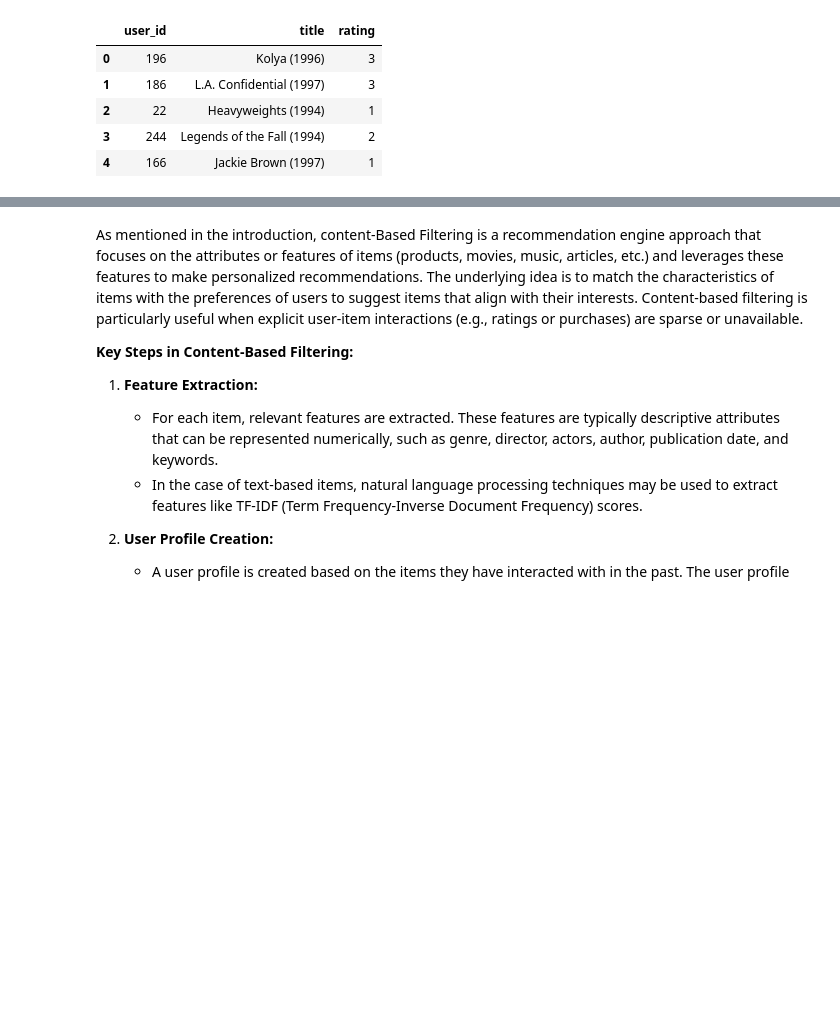
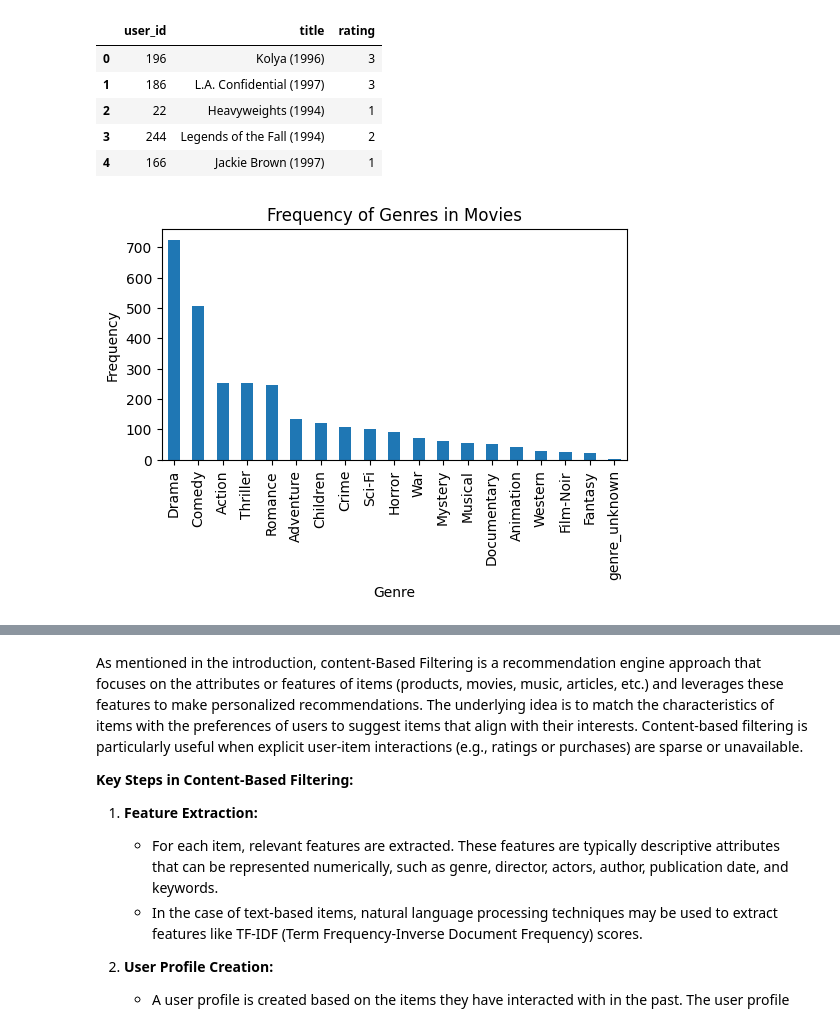
Before and after one commit to FederCO23/UCSD_MLBootcamp, a Jupyter notebook: Student_MLE_MiniProject_Recommendation_Engines.ipynb, the cells around one changed output, grey strips where cells are left out. Cells and saved outputs as stored; diff of their text form; code cells hidden in the pictures; blank space fills up the shorter version.

```diff
--- a/Student_MLE_MiniProject_Recommendation_Engines.ipynb
+++ b/Student_MLE_MiniProject_Recommendation_Engines.ipynb
@@ -171,3 +172,15 @@ ratings_movies_merged.head()
 | 2 | 22 | Heavyweights (1994) | 1 |
 | 3 | 244 | Legends of the Fall (1994) | 2 |
 | 4 | 166 | Jackie Brown (1997) | 1 |
+# %%
+# Let's display the genres frequency by movie
+import matplotlib.pyplot as plt
+genres_freq = movies.iloc[:, 5:].sum().sort_values(ascending=False)
+plt.figure(figsize=(6, 3))
+genres_freq.plot(kind='bar')
+plt.xlabel('Genre')
+plt.ylabel('Frequency')
+plt.title('Frequency of Genres in Movies')
+plt.show()
+# %% [output]
+[figure, added]
```
Also changed, not shown: parts of 7 cells of this notebook.
